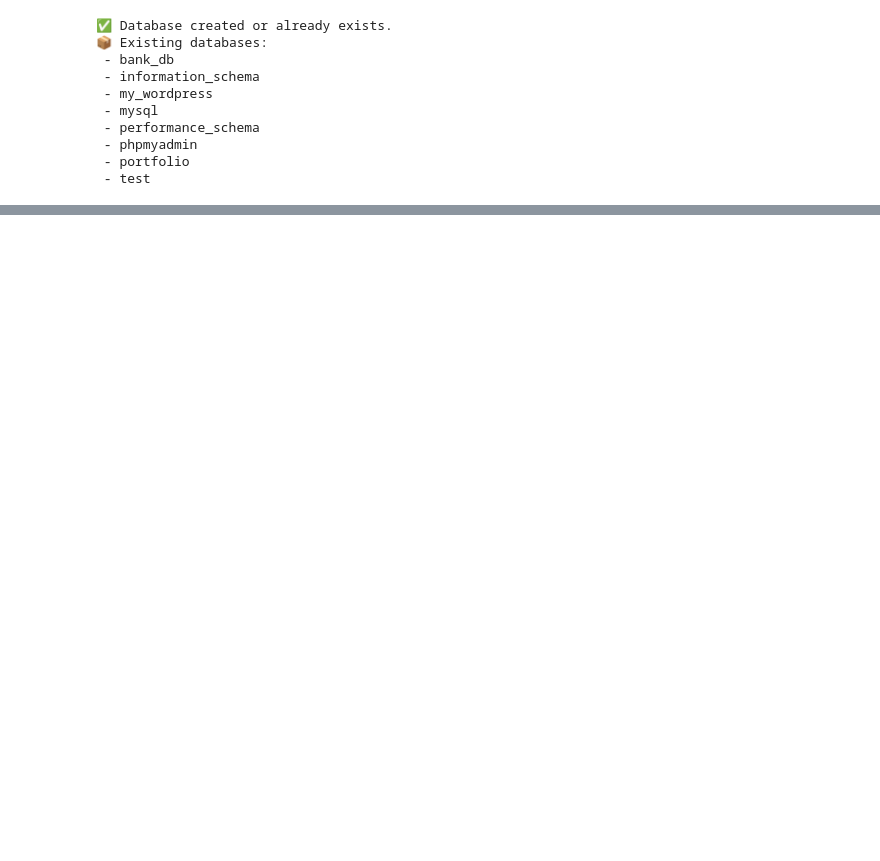
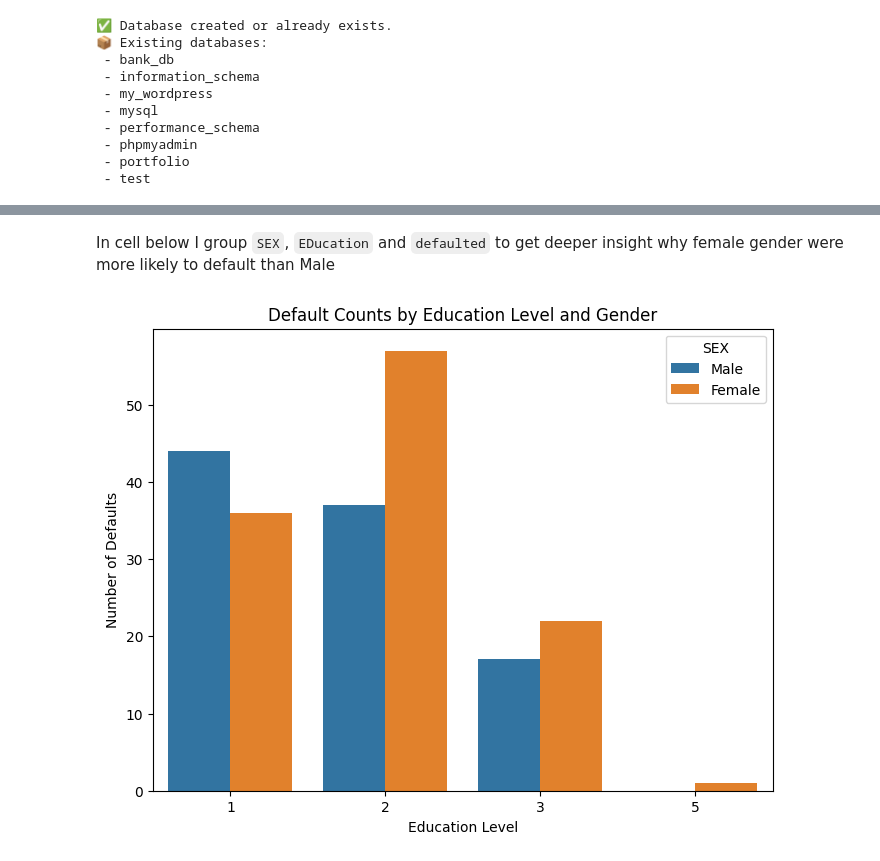
Before and after one commit to RonnyMuthomi/Fraud-detection, a Jupyter notebook: index.ipynb, the cells around one changed output, grey strips where cells are left out. Saved outputs shown, nothing was run; the diff lists cells and outputs as text; code cells hidden in the pictures; blank space fills up the shorter version.

```diff
--- a/index.ipynb
+++ b/index.ipynb
@@ -106,0 +373,22 @@ except connector.Error as err:
+# %% [markdown]
+In cell below I group `SEX`, `EDucation` and `defaulted` to get deeper insight why female gender were more likely to default than Male
+# %%
+# groupby
+edu_sex_defaults = defaulted.groupby(['EDUCATION', 'SEX']).size().unstack(fill_value=0)
+
+# melted
+edu_sex_defaults_melted = edu_sex_defaults.reset_index().melt(id_vars='EDUCATION', var_name='SEX', value_name='Defaults')
+edu_sex_defaults_melted['SEX'] = edu_sex_defaults_melted['SEX'].map({1: "Male", 2: "Female"})
+
+
+
+# plot
+
+fig, ax = plt.subplots(figsize=(8,6))
+sns.barplot(data=edu_sex_defaults_melted, x='EDUCATION', y='Defaults', hue='SEX')
+ax.set_title("Default Counts by Education Level and Gender")
+ax.set_xlabel("Education Level")
+ax.set_ylabel("Number of Defaults")
+plt.show()
+# %% [output]
+[figure, added]
```
Also changed, not shown: parts of 44 cells of this notebook.
